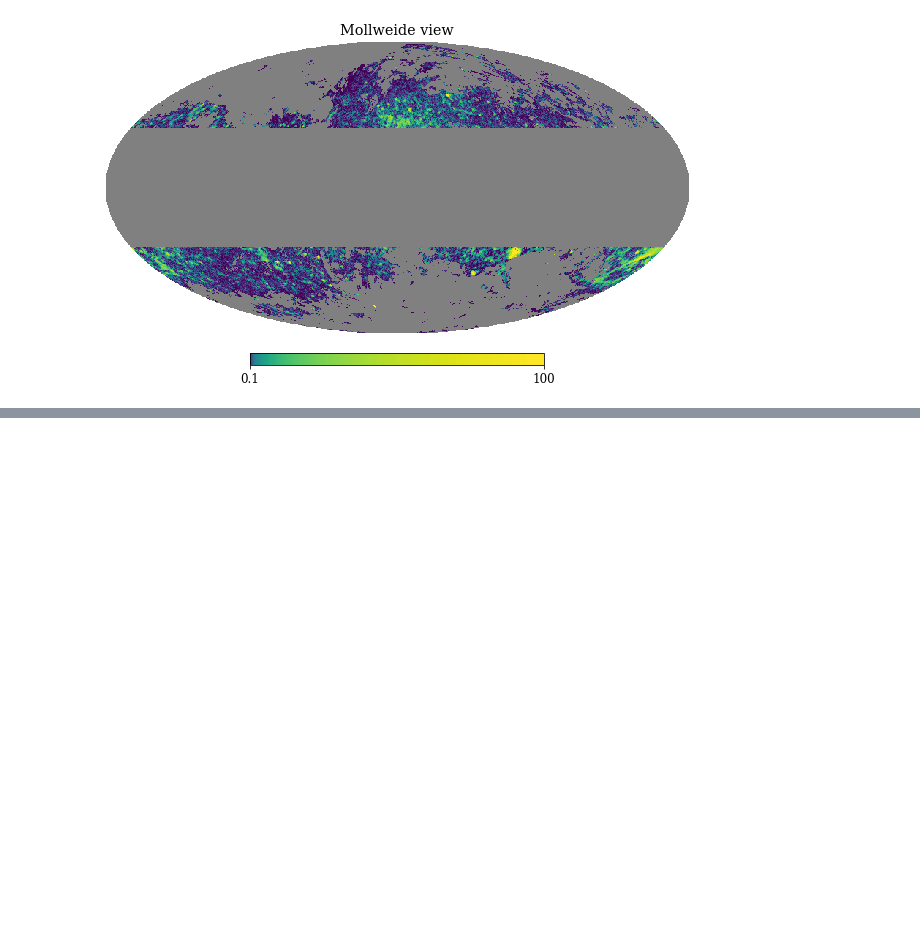
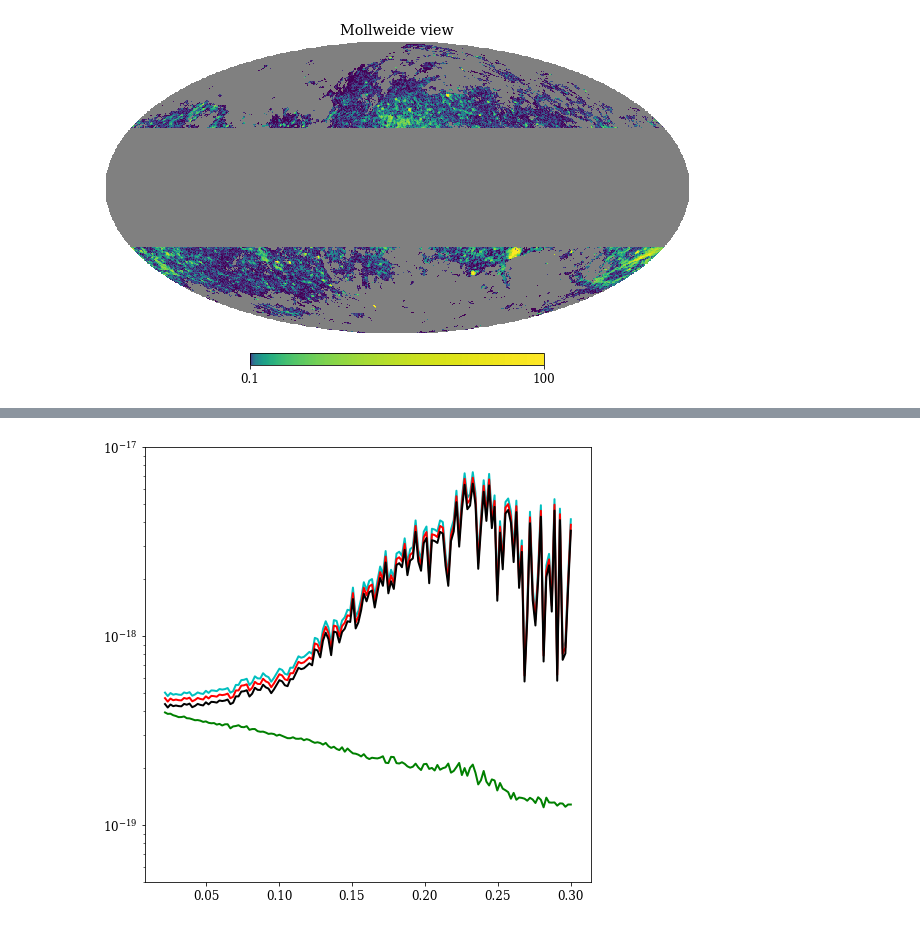
Before and after one commit to mdodici/AME-CNM, a Jupyter notebook: maps/Free Free check.ipynb, the cells around one changed output, grey strips where cells are left out. Drawn from its saved outputs; the diff is of its cells as text; code cells hidden in the pictures; blank space fills up the shorter version.

Commit message:
updated free-free work

```diff
--- a/maps/Free Free check.ipynb
+++ b/maps/Free Free check.ipynb
@@ -122,0 +150,13 @@ hp.mollview(ff_1GHz)
+# %%
+# Finds frequency at which we see the average I for each pixel
+fCNM_short = fCNM[idx]
+
+nu = np.linspace(0, 1000, 500)
+I_nustack = np.zeros((len(nu), len(ffem)))
+I_unnorm = np.zeros((len(nu), len(ffem)))
+for i, freq in enumerate(nu):
+    I_nu = I_free(ffem, ffT, freq)
+    I_unnorm[i,:] = I_nu
+
+    I_normalize = I_nu/I_td
+    I_nustack[i,:] = I_normalize
@@ -122,0 +204,25 @@ hp.mollview(ff_1GHz)
+# %%
+GHz_001_short = (I_free(ffem,ffT,.001)/N_HI)[idx]
+GHz1_short = (ff_1GHz/N_HI)[idx]
+GHz10_short = (I_free(ffem,ffT,10)/N_HI)[idx]
+GHz100_short = (I_free(ffem,ffT,100)/N_HI)[idx]
+
+GHz001_meds, GHz001_edges, GHz001_num = stats.binned_statistic(fCNM_short, GHz_001_short, statistic='median', bins=150, range=[0.02, .30])
+GHz_meds, GHz_edges, GHz_num = stats.binned_statistic(fCNM_short, GHz1_short, statistic='median', bins=150, range=[0.02, .30])
+GHz10_meds, GHz10_edges, GHz10_num = stats.binned_statistic(fCNM_short, GHz10_short, statistic='median', bins=150, range=[0.02, .30])
+GHz100_meds, GHz100_edges, GHz100_num = stats.binned_statistic(fCNM_short, GHz100_short, statistic='median', bins=150, range=[0.02, .30])
+
+fig, ax = plt.subplots(figsize=(8,8))
+
+#ax.scatter(fCNM_short, GHz_001_short, c='g', s=1, alpha=.3)
+#ax.scatter(fCNM_short, GHz1_short, c='b', s=1, alpha=.3)
+#ax.scatter(fCNM_short, GHz10_short, c='r', s=1, alpha=.3)
+#ax.scatter(fCNM_short, GHz100_short, c='y', s=1, alpha=.3)
+ax.plot(GHz001_edges[1:], GHz001_meds, 'g', lw=2)
+ax.plot(GHz_edges[1:], GHz_meds, 'c', lw=2)
+ax.plot(GHz10_edges[1:], GHz10_meds, 'r', lw=2)
+ax.plot(GHz100_edges[1:], GHz100_meds, 'k', lw=2)
+ax.set_ylim(5e-20,1e-17)
+ax.set_yscale('log')
+# %% [output]
+[figure, added]
```
Also changed, not shown: parts of 10 cells of this notebook.
